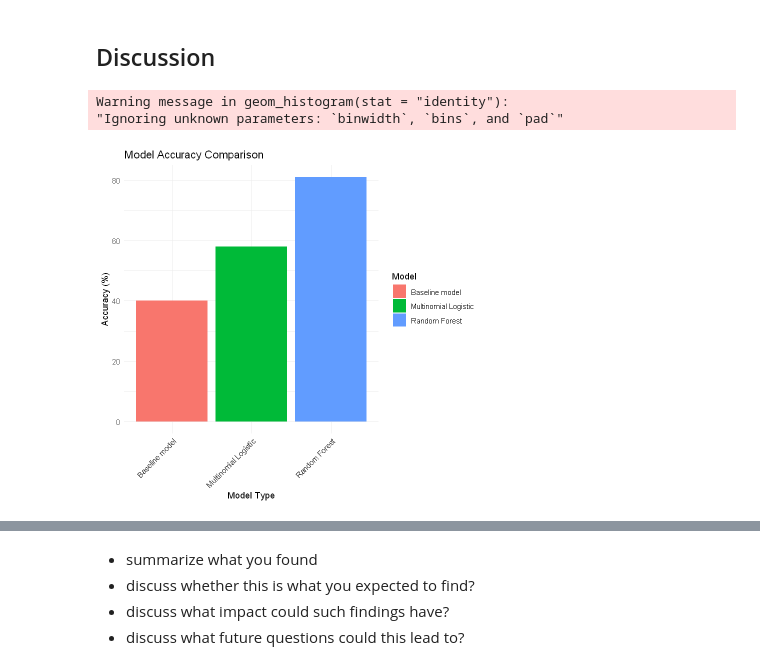
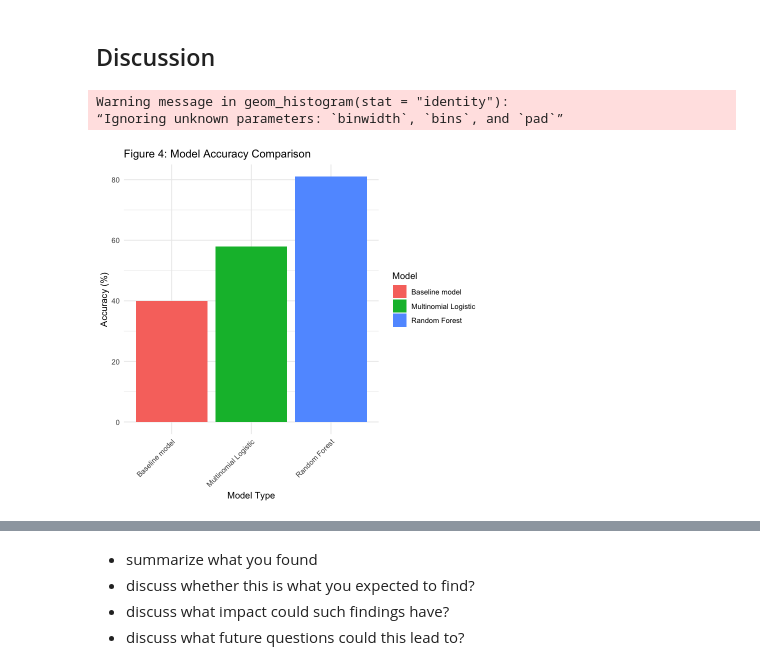
Before and after one commit to DSCI-310-2025/dsci-310-group-03, a Jupyter notebook: data_analysis.ipynb, the cells around one changed output, grey strips where cells are left out. Saved outputs shown, nothing was run; the diff lists cells and outputs as text; code cells hidden in the pictures.

```diff
--- a/data_analysis.ipynb
+++ b/data_analysis.ipynb
@@ -393,18 +416,18 @@ Random Forest has yielded 0.8118812 score. 0.2326733 better accuracy than the mu
 # %%
 model_results <- data.frame(
   Model = c("Baseline model", "Multinomial Logistic", "Random Forest"),
   Accuracy = c(0.40, 0.58, 0.81)  # Example accuracy values
 )
 
 # Convert Accuracy to percentage
 model_results$Accuracy <- model_results$Accuracy * 100
 
 ggplot(model_results, aes(x = Model, y = Accuracy, fill = Model)) +
   geom_histogram(stat = "identity") +  # Create bar chart
-  labs(title = "Model Accuracy Comparison", x = "Model Type", y = "Accuracy (%)") +
+  labs(title = "Figure 4: Model Accuracy Comparison", x = "Model Type", y = "Accuracy (%)") +
   theme_minimal() +
   theme(axis.text.x = element_text(angle = 45, hjust = 1))  # Rotate labels if needed
 # %% [output]
 Warning message in geom_histogram(stat = "identity"):
-"Ignoring unknown parameters: `binwidth`, `bins`, and `pad`"
+“Ignoring unknown parameters: `binwidth`, `bins`, and `pad`”
-[figure, old version]
+[figure, new version]
```
Also changed, not shown: parts of 8 cells of this notebook.
